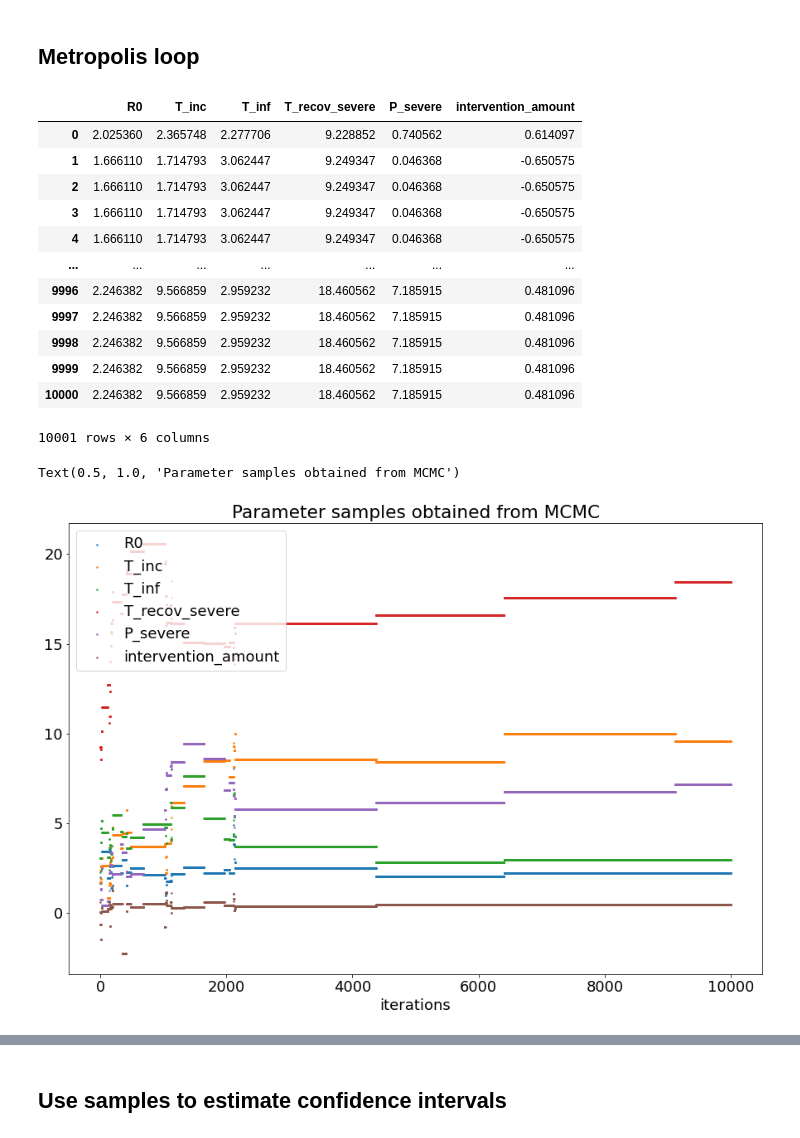
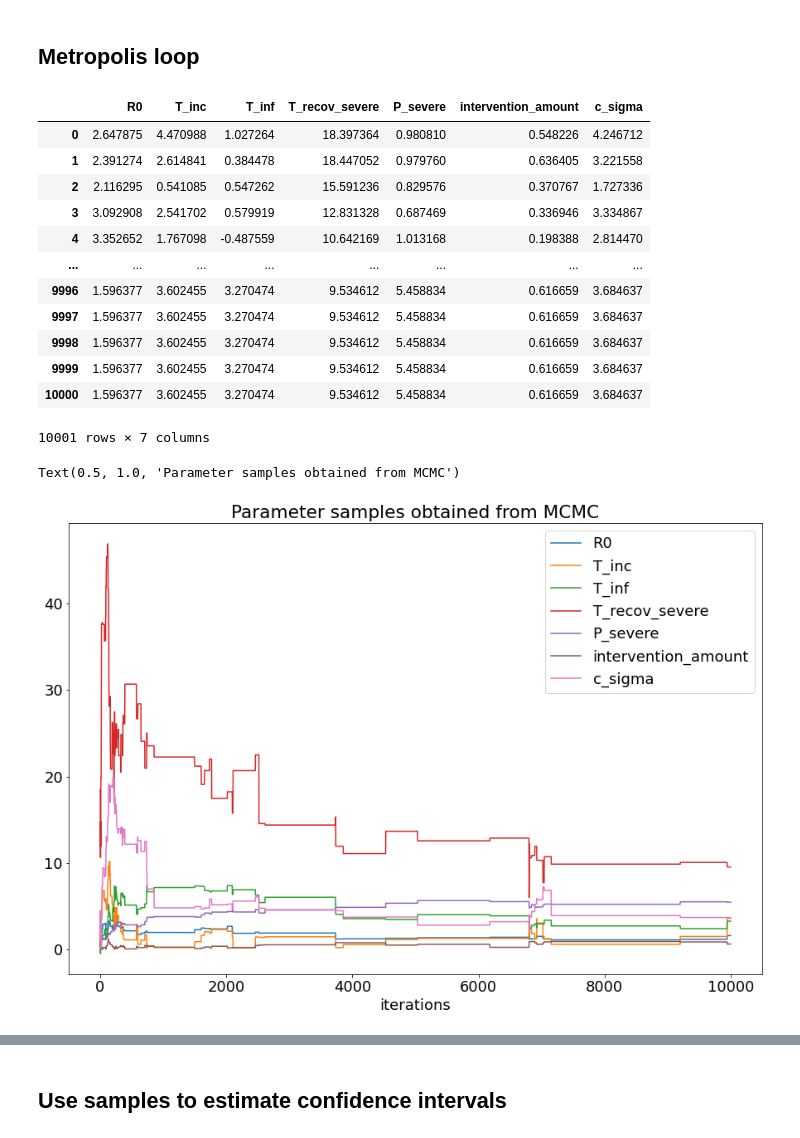
Before and after one commit to WadhwaniAI/covid-modelling, a Jupyter notebook: notebooks/seir/[TRY] metropolis.ipynb, the cells around one changed output, grey strips where cells are left out. Cells and saved outputs as stored; diff of their text form; code cells hidden in the pictures.

```diff
--- a/notebooks/seir/[TRY] metropolis.ipynb
+++ b/notebooks/seir/[TRY] metropolis.ipynb
@@ -35,3 +34,6 @@ df_train = df_district
+# %%
+df_train = df_district.iloc[:-5, :]
+df_val = df_district.iloc[-5:, :]
 # %% [markdown]
 ## Loss Calculation Functions
 # %%
@@ -127,6 +93,7 @@ prior_ranges['T_inf'] = (1, 4) #(3, 4)
 prior_ranges['T_recov_severe'] = (9, 20)
 prior_ranges['P_severe'] = (0.3, 0.99)
 prior_ranges['intervention_amount'] = (0.3, 1)
+prior_ranges['c_sigma'] = (0, 5)
 
 def param_init():
     theta = defaultdict()
@@ -139,7 +106,7 @@ def param_init():
 # %%
 proposal_sigmas = OrderedDict()
 for key in prior_ranges:
-    proposal_sigmas[key] = 1#0.025 * (prior_ranges[key][1] - prior_ranges[key][0])
+    proposal_sigmas[key] = 0.25 * (prior_ranges[key][1] - prior_ranges[key][0])
 
 def proposal(theta_old):
     theta_new = np.random.normal(loc=[*theta_old.values()], scale=[*proposal_sigmas.values()])
@@ -150,13 +117,14 @@ def proposal(theta_old):
 def log_likelihood(theta):
     if (np.array([*theta.values()]) < 0).any():
         return -np.inf
-    alpha = 0.01
     optimiser = Optimiser()
     default_params = optimiser.init_default_params(df_train)
     df_prediction = optimiser.solve(theta, default_params, df_train)
     pred = np.array(df_prediction['total_infected'])
     true = np.array(df_train['total_infected'])
-    sigma = alpha * true.std()
+#     alpha = theta['c_sigma']
+#     sigma = alpha * true.std()
+    sigma = theta['c_sigma']
     N = len(true)
     ll = - (N * np.log(np.sqrt(2*np.pi) * sigma)) - (np.sum(((true - pred) ** 2) / (2 * sigma ** 2)))
     return ll
@@ -222,29 +190,29 @@ df_samples = pd.DataFrame(acc)
 # %%
 df_samples
 # %% [output]
-|  | R0 | T_inc | T_inf | T_recov_severe | P_severe | intervention_amount |
-| 0 | 2.025360 | 2.365748 | 2.277706 | 9.228852 | 0.740562 | 0.614097 |
-| 1 | 1.666110 | 1.714793 | 3.062447 | 9.249347 | 0.046368 | -0.650575 |
-| 2 | 1.666110 | 1.714793 | 3.062447 | 9.249347 | 0.046368 | -0.650575 |
-| 3 | 1.666110 | 1.714793 | 3.062447 | 9.249347 | 0.046368 | -0.650575 |
-| 4 | 1.666110 | 1.714793 | 3.062447 | 9.249347 | 0.046368 | -0.650575 |
-| ... | ... | ... | ... | ... | ... | ... |
-| 9996 | 2.246382 | 9.566859 | 2.959232 | 18.460562 | 7.185915 | 0.481096 |
-| 9997 | 2.246382 | 9.566859 | 2.959232 | 18.460562 | 7.185915 | 0.481096 |
-| 9998 | 2.246382 | 9.566859 | 2.959232 | 18.460562 | 7.185915 | 0.481096 |
-| 9999 | 2.246382 | 9.566859 | 2.959232 | 18.460562 | 7.185915 | 0.481096 |
-| 10000 | 2.246382 | 9.566859 | 2.959232 | 18.460562 | 7.185915 | 0.481096 |
+|  | R0 | T_inc | T_inf | T_recov_severe | P_severe | intervention_amount | c_sigma |
+| 0 | 2.647875 | 4.470988 | 1.027264 | 18.397364 | 0.980810 | 0.548226 | 4.246712 |
+| 1 | 2.391274 | 2.614841 | 0.384478 | 18.447052 | 0.979760 | 0.636405 | 3.221558 |
+| 2 | 2.116295 | 0.541085 | 0.547262 | 15.591236 | 0.829576 | 0.370767 | 1.727336 |
+| 3 | 3.092908 | 2.541702 | 0.579919 | 12.831328 | 0.687469 | 0.336946 | 3.334867 |
+| 4 | 3.352652 | 1.767098 | -0.487559 | 10.642169 | 1.013168 | 0.198388 | 2.814470 |
+| ... | ... | ... | ... | ... | ... | ... | ... |
+| 9996 | 1.596377 | 3.602455 | 3.270474 | 9.534612 | 5.458834 | 0.616659 | 3.684637 |
+| 9997 | 1.596377 | 3.602455 | 3.270474 | 9.534612 | 5.458834 | 0.616659 | 3.684637 |
+| 9998 | 1.596377 | 3.602455 | 3.270474 | 9.534612 | 5.458834 | 0.616659 | 3.684637 |
+| 9999 | 1.596377 | 3.602455 | 3.270474 | 9.534612 | 5.458834 | 0.616659 | 3.684637 |
+| 10000 | 1.596377 | 3.602455 | 3.270474 | 9.534612 | 5.458834 | 0.616659 | 3.684637 |
-10001 rows × 6 columns
+10001 rows × 7 columns
 # %%
 plt.figure(figsize=(15, 10))
 for param in df_samples.columns:
-    plt.scatter(list(range(len(df_samples[param]))), df_samples[param], label=param, s=2)
+    plt.plot(list(range(len(df_samples[param]))), df_samples[param], label=param)
 plt.xlabel("iterations")
 plt.legend()
 plt.title("Parameter samples obtained from MCMC")
 # %% [output]
 Text(0.5, 1.0, 'Parameter samples obtained from MCMC')
-[figure, old version]
+[figure, new version]
 # %%
 rej_samples = pd.DataFrame(rej)
 # %%
```
Also changed, not shown: parts of 11 cells of this notebook, 1 other file.
